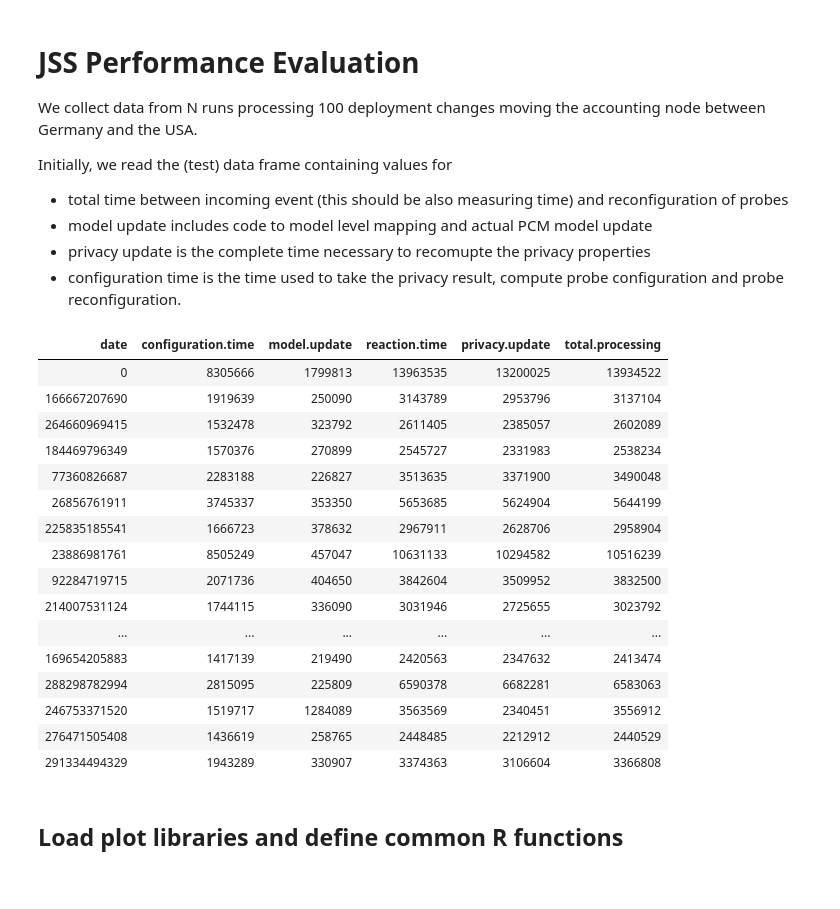
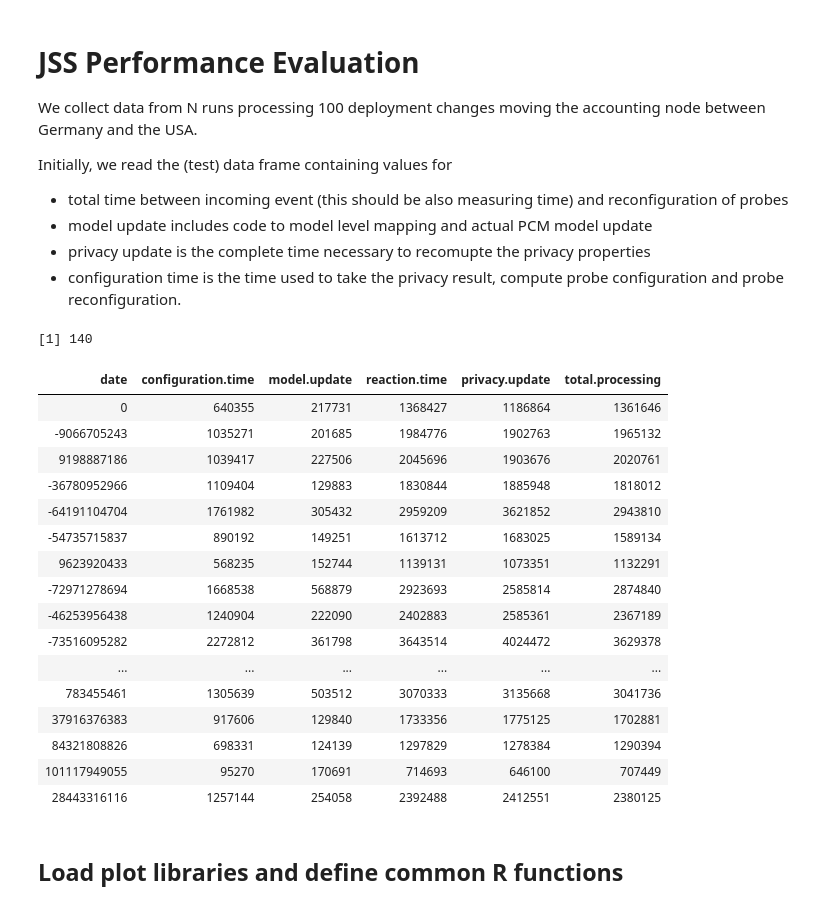
Before and after one commit to research-iobserve/jss-privacy-experiment, a Jupyter notebook: jss-performance.ipynb, the cells around one changed output. Cells and saved outputs as stored; diff of their text form; code cells hidden in the pictures.

```diff
--- a/jss-performance.ipynb
+++ b/jss-performance.ipynb
@@ -8,28 +8,36 @@ Initially, we read the (test) data frame containing values for
  * model update includes code to model level mapping and actual PCM model update
  * privacy update is the complete time necessary to recomupte the privacy properties
  * configuration time is the time used to take the privacy result, compute probe configuration and probe reconfiguration.
-# %%
-data = read.csv("../../iobserve-analysis/evaluate-jss-performance/jss-result.csv")
-
-data
-# %% [output]
-| date | configuration.time | model.update | reaction.time | privacy.update | total.processing |
-| 0 | 8305666 | 1799813 | 13963535 | 13200025 | 13934522 |
-| 166667207690 | 1919639 | 250090 | 3143789 | 2953796 | 3137104 |
-| 264660969415 | 1532478 | 323792 | 2611405 | 2385057 | 2602089 |
-| 184469796349 | 1570376 | 270899 | 2545727 | 2331983 | 2538234 |
-| 77360826687 | 2283188 | 226827 | 3513635 | 3371900 | 3490048 |
-| 26856761911 | 3745337 | 353350 | 5653685 | 5624904 | 5644199 |
-| 225835185541 | 1666723 | 378632 | 2967911 | 2628706 | 2958904 |
-| 23886981761 | 8505249 | 457047 | 10631133 | 10294582 | 10516239 |
-| 92284719715 | 2071736 | 404650 | 3842604 | 3509952 | 3832500 |
-| 214007531124 | 1744115 | 336090 | 3031946 | 2725655 | 3023792 |
-| ... | ... | ... | ... | ... | ... |
-| 169654205883 | 1417139 | 219490 | 2420563 | 2347632 | 2413474 |
-| 288298782994 | 2815095 | 225809 | 6590378 | 6682281 | 6583063 |
-| 246753371520 | 1519717 | 1284089 | 3563569 | 2340451 | 3556912 |
-| 276471505408 | 1436619 | 258765 | 2448485 | 2212912 | 2440529 |
-| 291334494329 | 1943289 | 330907 | 3374363 | 3106604 | 3366808 |
+# %%
+data = read.csv(sprintf("jss-result-%d.csv", 0))
+
+for (loop in 1:4) {
+    input = read.csv(sprintf("jss-result-%d.csv", loop))
+    data <- rbind(data, input)
+}
+
+length(data[,1])
+
+data
+# %% [output]
+[1] 140
+| date | configuration.time | model.update | reaction.time | privacy.update | total.processing |
+| 0 | 640355 | 217731 | 1368427 | 1186864 | 1361646 |
+| -9066705243 | 1035271 | 201685 | 1984776 | 1902763 | 1965132 |
+| 9198887186 | 1039417 | 227506 | 2045696 | 1903676 | 2020761 |
+| -36780952966 | 1109404 | 129883 | 1830844 | 1885948 | 1818012 |
+| -64191104704 | 1761982 | 305432 | 2959209 | 3621852 | 2943810 |
+| -54735715837 | 890192 | 149251 | 1613712 | 1683025 | 1589134 |
+| 9623920433 | 568235 | 152744 | 1139131 | 1073351 | 1132291 |
+| -72971278694 | 1668538 | 568879 | 2923693 | 2585814 | 2874840 |
+| -46253956438 | 1240904 | 222090 | 2402883 | 2585361 | 2367189 |
+| -73516095282 | 2272812 | 361798 | 3643514 | 4024472 | 3629378 |
+| ... | ... | ... | ... | ... | ... |
+| 783455461 | 1305639 | 503512 | 3070333 | 3135668 | 3041736 |
+| 37916376383 | 917606 | 129840 | 1733356 | 1775125 | 1702881 |
+| 84321808826 | 698331 | 124139 | 1297829 | 1278384 | 1290394 |
+| 101117949055 | 95270 | 170691 | 714693 | 646100 | 707449 |
+| 28443316116 | 1257144 | 254058 | 2392488 | 2412551 | 2380125 |
 # %% [markdown]
 ## Load plot libraries and define common R functions
 # %%
```
Also changed, not shown: parts of 4 cells of this notebook, 6 other files.
